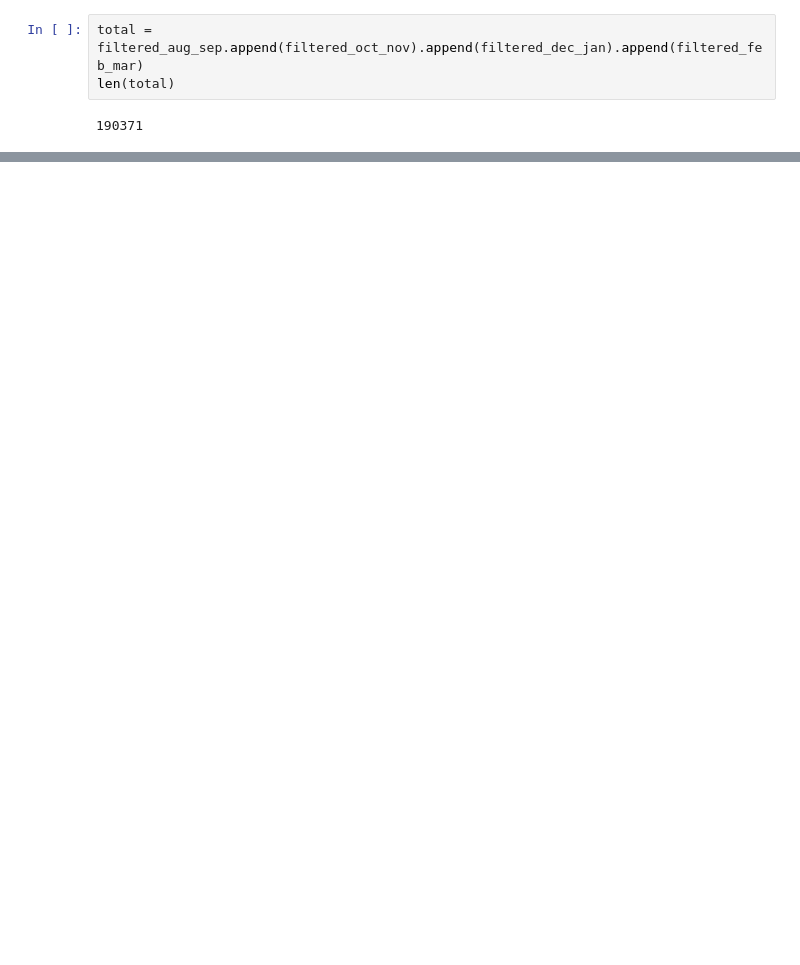
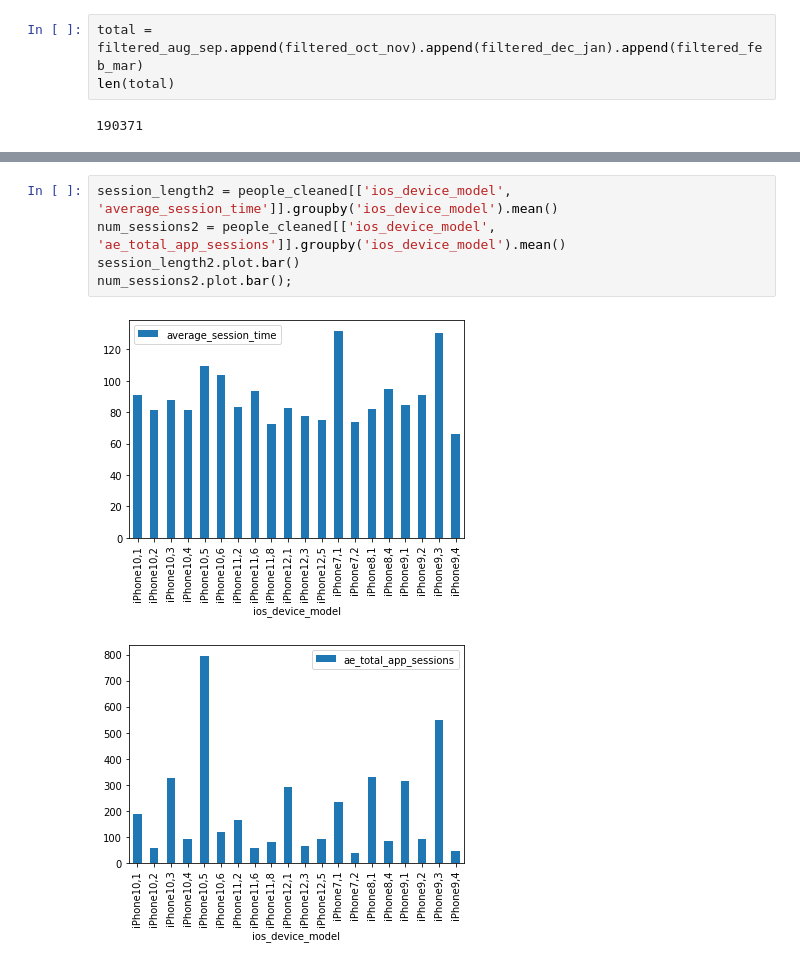
Before and after one commit to prkrishnan1/Simmer_DSS_SP20_Project_1, a Jupyter notebook: EDA_Charles.ipynb, the cells around one changed output, grey strips where cells are left out. Cells and saved outputs as stored; diff of their text form; blank space fills up the shorter version.

```diff
--- a/EDA_Charles.ipynb
+++ b/EDA_Charles.ipynb
@@ -89,0 +179,8 @@ merged
+# %%
+session_length2 = people_cleaned[['ios_device_model', 'average_session_time']].groupby('ios_device_model').mean()
+num_sessions2 = people_cleaned[['ios_device_model', 'ae_total_app_sessions']].groupby('ios_device_model').mean()
+session_length2.plot.bar()
+num_sessions2.plot.bar();
+# %% [output]
+[figure, added]
+[figure, added]
```
Also changed, not shown: parts of 17 cells of this notebook.
